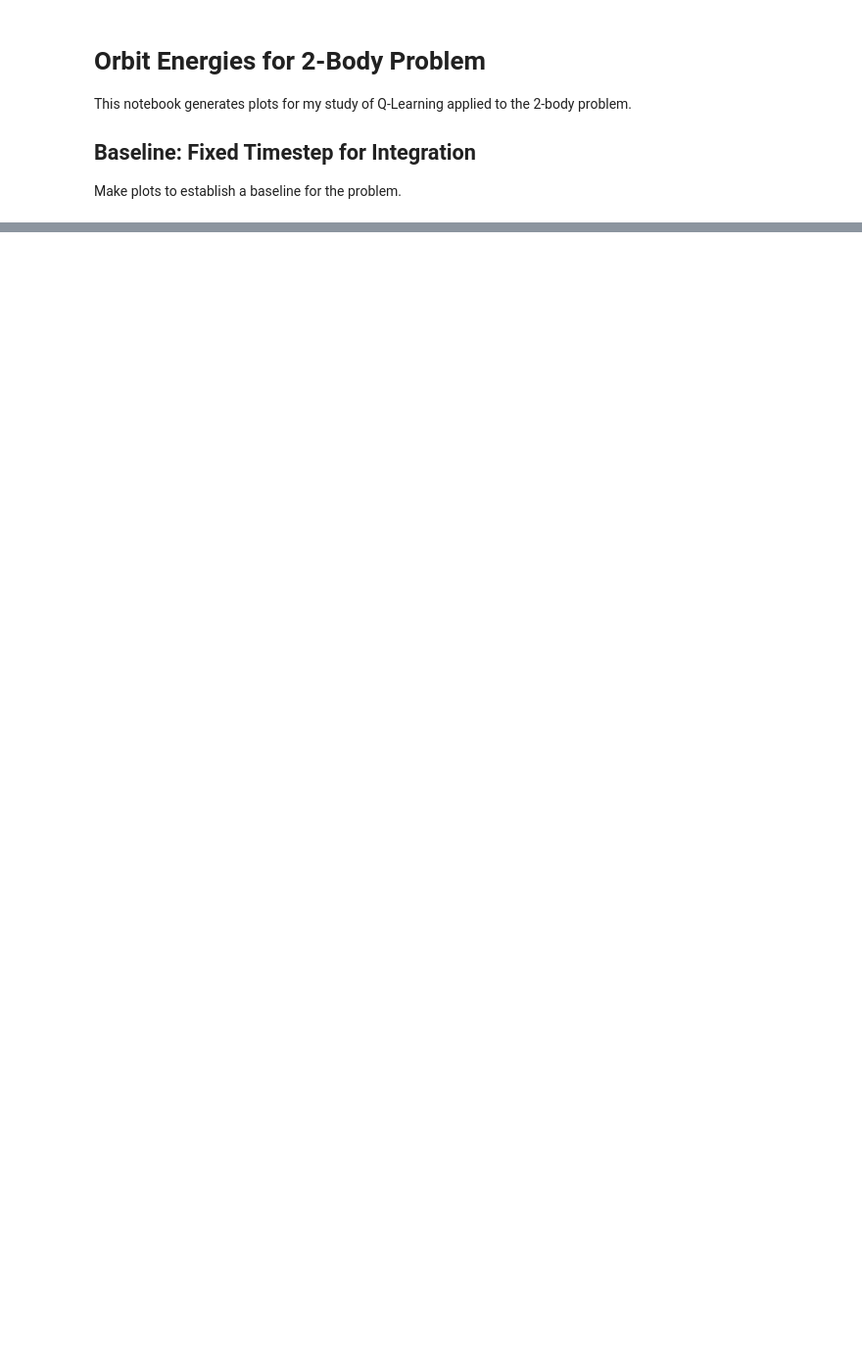
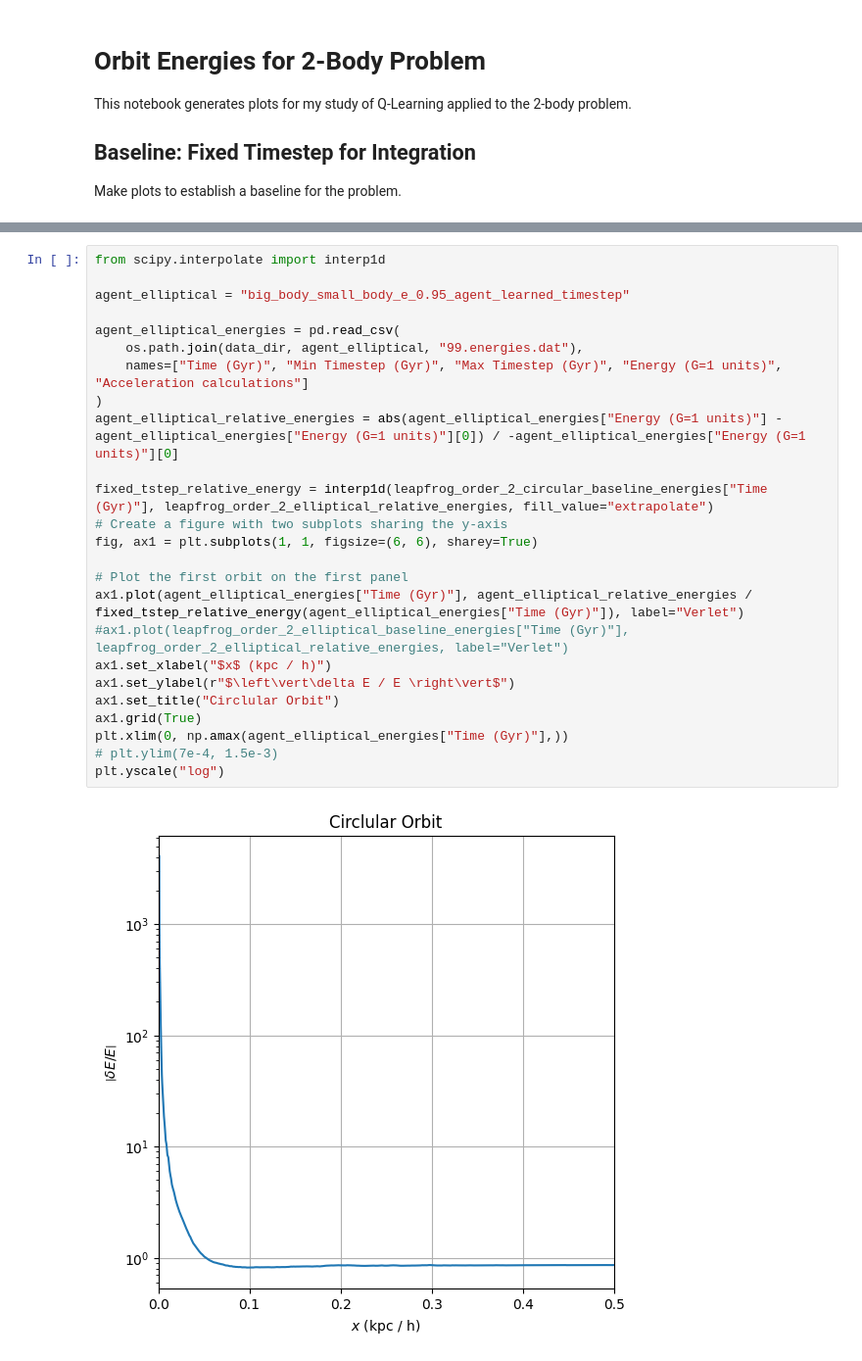
Before and after one commit to bauerj4/reinforcement-learning-based-nbody-timestepping, a Jupyter notebook: notebooks/two_body_orbits_q_learning.ipynb, the cells around one changed output, grey strips where cells are left out. Shown: that part at 98% size. Saved outputs shown, nothing was run; the diff lists cells and outputs as text; blank space fills up the shorter version.

```diff
--- a/notebooks/two_body_orbits_q_learning.ipynb
+++ b/notebooks/two_body_orbits_q_learning.ipynb
@@ -112,0 +186,27 @@ plt.plot(
+# %%
+from scipy.interpolate import interp1d
+
+agent_elliptical = "big_body_small_body_e_0.95_agent_learned_timestep"
+
+agent_elliptical_energies = pd.read_csv(
+    os.path.join(data_dir, agent_elliptical, "99.energies.dat"),
+    names=["Time (Gyr)", "Min Timestep (Gyr)", "Max Timestep (Gyr)", "Energy (G=1 units)", "Acceleration calculations"]
+)
+agent_elliptical_relative_energies = abs(agent_elliptical_energies["Energy (G=1 units)"] - agent_elliptical_energies["Energy (G=1 units)"][0]) / -agent_elliptical_energies["Energy (G=1 units)"][0]
+
+fixed_tstep_relative_energy = interp1d(leapfrog_order_2_circular_baseline_energies["Time (Gyr)"], leapfrog_order_2_elliptical_relative_energies, fill_value="extrapolate")
+# Create a figure with two subplots sharing the y-axis
+fig, ax1 = plt.subplots(1, 1, figsize=(6, 6), sharey=True)
+
+# Plot the first orbit on the first panel
+ax1.plot(agent_elliptical_energies["Time (Gyr)"], agent_elliptical_relative_energies / fixed_tstep_relative_energy(agent_elliptical_energies["Time (Gyr)"]), label="Verlet")
+#ax1.plot(leapfrog_order_2_elliptical_baseline_energies["Time (Gyr)"], leapfrog_order_2_elliptical_relative_energies, label="Verlet")
+ax1.set_xlabel("$x$ (kpc / h)")
+ax1.set_ylabel(r"$\left\vert\delta E / E \right\vert$")
+ax1.set_title("Circlular Orbit")
+ax1.grid(True)
+plt.xlim(0, np.amax(agent_elliptical_energies["Time (Gyr)"],))
+# plt.ylim(7e-4, 1.5e-3)
+plt.yscale("log")
+# %% [output]
+[figure, added]
```
Also changed, not shown: parts of 8 cells of this notebook, 12 other files.
